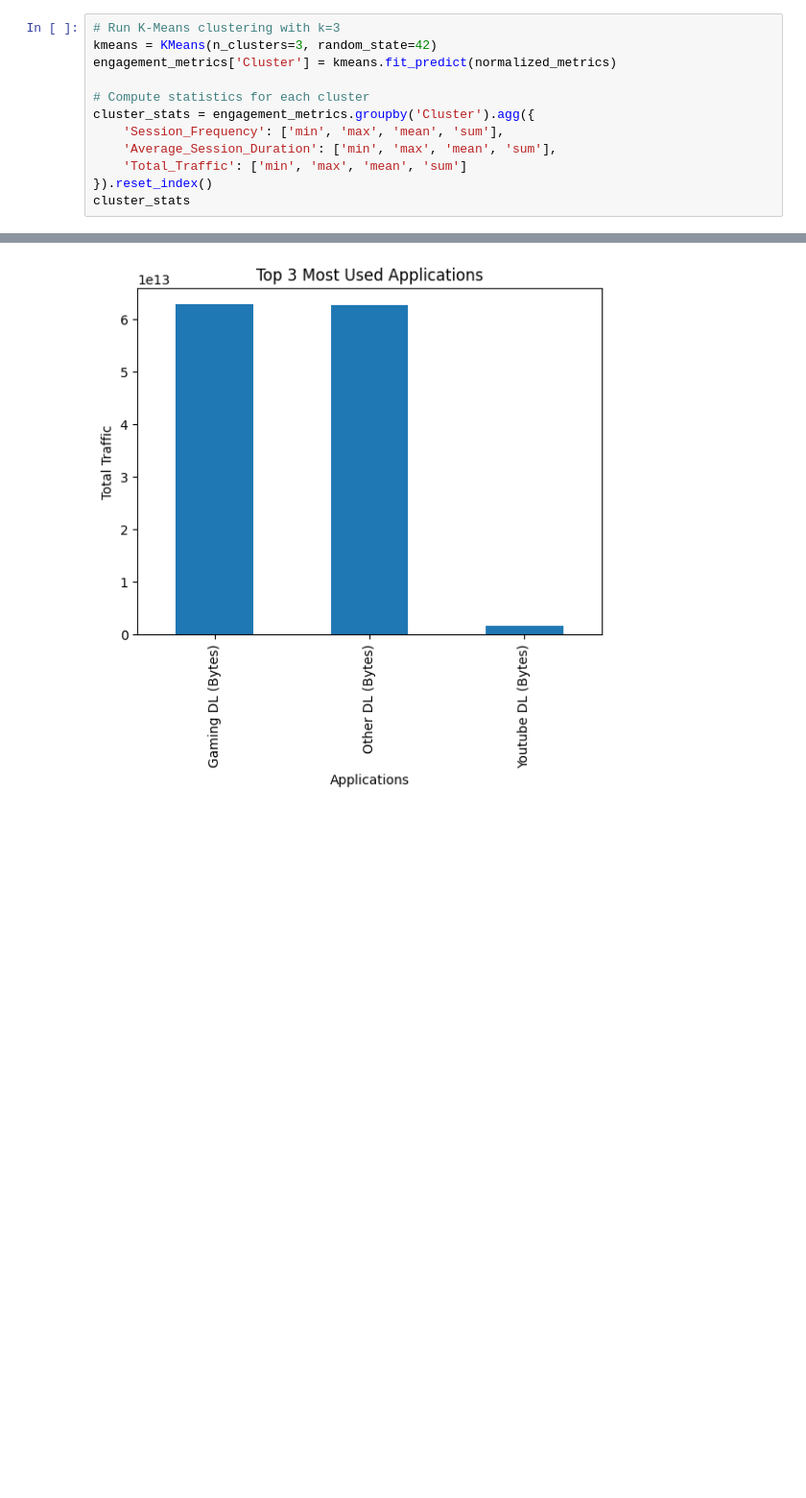
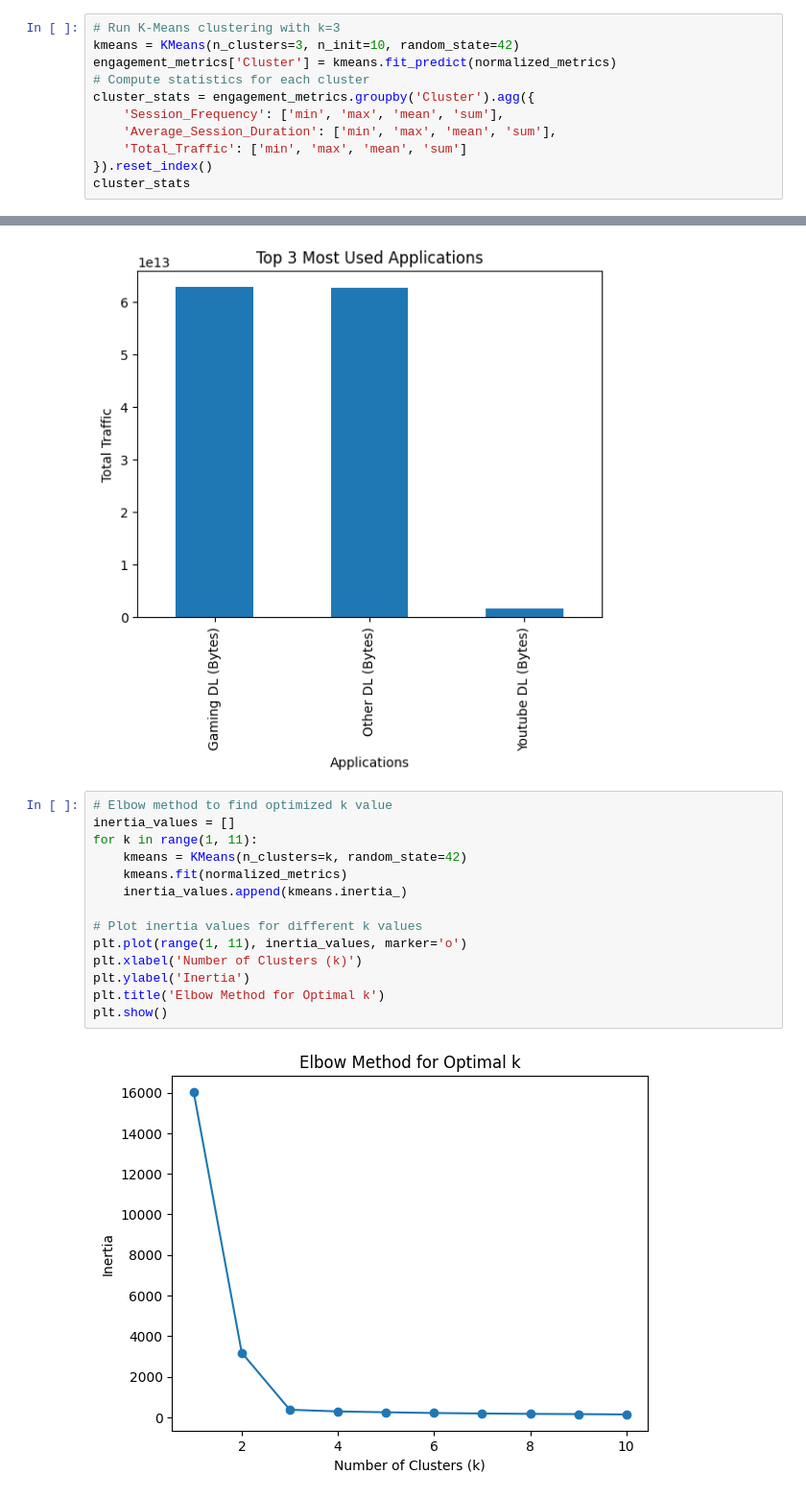
Before and after one commit to olaniSiyum/User_Analytics_in_the_Telecommunication_industry, a Jupyter notebook: notebook/user_engagement.ipynb, the cells around one changed output, grey strips where cells are left out. Shown at 96% size. Cells and saved outputs as stored; diff of their text form; blank space fills up the shorter version.

Commit message:
optimized k value

```diff
--- a/notebook/user_engagement.ipynb
+++ b/notebook/user_engagement.ipynb
@@ -154,9 +154,8 @@ array([[0.        , 0.06996076, 0.09593143, 0.        ],
        [0.        , 0.5507975 , 0.0120169 , 0.5       ]])
 # %%
 # Run K-Means clustering with k=3
-kmeans = KMeans(n_clusters=3, random_state=42)
+kmeans = KMeans(n_clusters=3, n_init=10, random_state=42)
 engagement_metrics['Cluster'] = kmeans.fit_predict(normalized_metrics)
-
 # Compute statistics for each cluster
 cluster_stats = engagement_metrics.groupby('Cluster').agg({
     'Session_Frequency': ['min', 'max', 'mean', 'sum'],
@@ -259,3 +258,19 @@ top_3_apps.plot(kind='bar', xlabel='Applications', ylabel='Total Traffic', title
 plt.show()
 # %% [output]
 [figure]
+# %%
+# Elbow method to find optimized k value
+inertia_values = []
+for k in range(1, 11):
+    kmeans = KMeans(n_clusters=k, random_state=42)
+    kmeans.fit(normalized_metrics)
+    inertia_values.append(kmeans.inertia_)
+
+# Plot inertia values for different k values
+plt.plot(range(1, 11), inertia_values, marker='o')
+plt.xlabel('Number of Clusters (k)')
+plt.ylabel('Inertia')
+plt.title('Elbow Method for Optimal k')
+plt.show()
+# %% [output]
+[figure, added]
```
